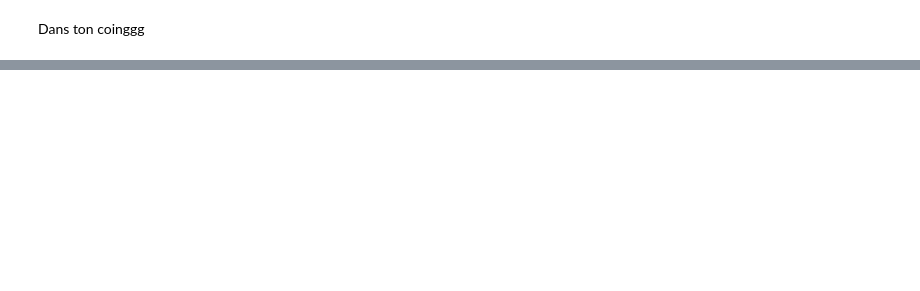
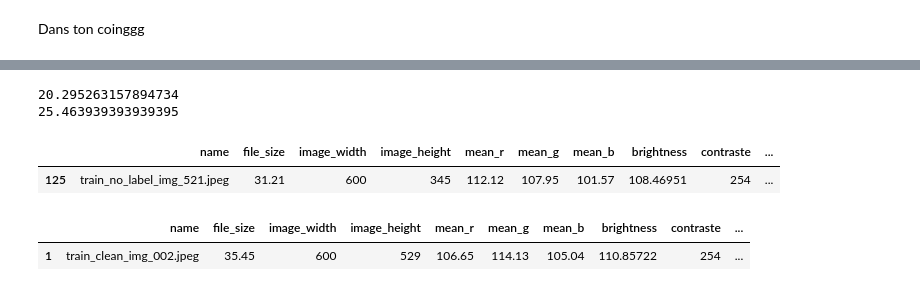
Before and after one commit to Antsurf/bin-oculaire, a Jupyter notebook: app/classifier.ipynb, the cells around one changed output, grey strips where cells are left out. Cells and saved outputs as stored; diff of their text form; code cells hidden in the pictures; blank space fills up the shorter version.

```diff
--- a/app/classifier.ipynb
+++ b/app/classifier.ipynb
@@ -155,0 +159,25 @@ plt.show()
+# %%
+diff_clean = abs(df_clean['mean_r'] - df_clean['mean_g']) + abs(df_clean['mean_r'] - df_clean['mean_b']) + abs(df_clean['mean_g'] - df_clean['mean_b'])
+diff_dirty = abs(df_dirty['mean_r'] - df_dirty['mean_g']) + abs(df_dirty['mean_r'] - df_dirty['mean_b']) + abs(df_dirty['mean_g'] - df_dirty['mean_b'])
+
+# plt.plot(df_clean.index, diff_clean, '-o', c='blue', label="clean")
+# plt.plot(df_dirty.index, diff_dirty, '-o', c='red', label="dirty")
+# plt.legend()
+# plt.show()
+print(diff_clean.mean())
+print(diff_dirty.mean())
+# %% [output]
+20.295263157894734
+25.463939393939395
+# %%
+full_dirty = df[df['name'] == "train_no_label_img_521.jpeg"]
+full_dirty
+# %% [output]
+|  | name | file_size | image_width | image_height | mean_r | mean_g | mean_b | brightness | contraste | ... |
+| 125 | train_no_label_img_521.jpeg | 31.21 | 600 | 345 | 112.12 | 107.95 | 101.57 | 108.46951 | 254 | ... |
+# %%
+cleanest = df[df['name'] == "train_clean_img_002.jpeg"]
+cleanest
+# %% [output]
+|  | name | file_size | image_width | image_height | mean_r | mean_g | mean_b | brightness | contraste | ... |
+| 1 | train_clean_img_002.jpeg | 35.45 | 600 | 529 | 106.65 | 114.13 | 105.04 | 110.85722 | 254 | ... |
```
Also changed, not shown: parts of 10 cells of this notebook.
